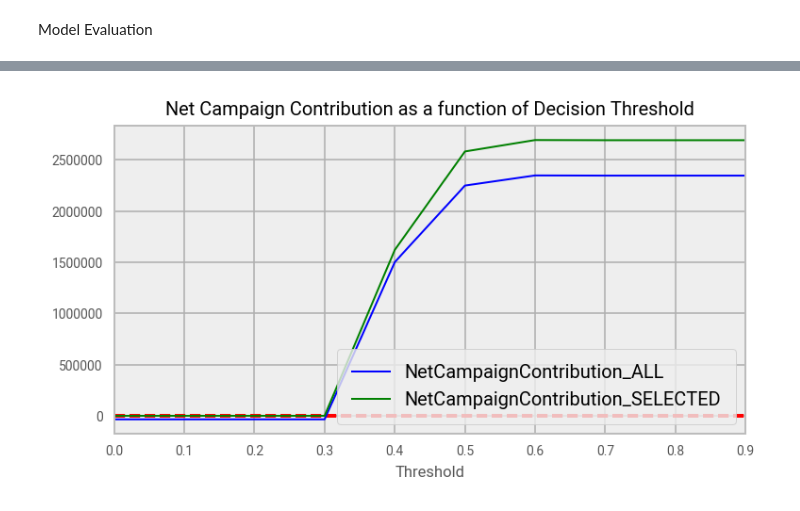
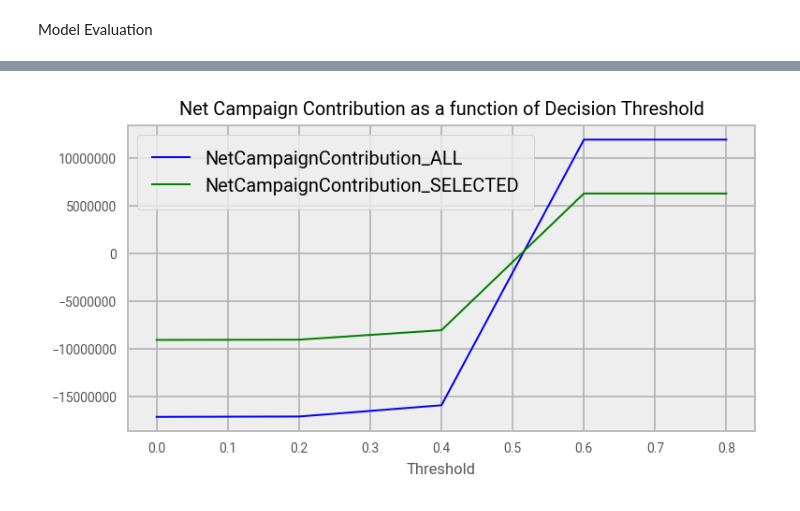
Before and after one commit to pdefusco/CML_SparkMLLIB_ACE_HOL, a Jupyter notebook: 3_LC_Baseline_Model_Development.ipynb, the cells around one changed output, grey strips where cells are left out. Drawn from its saved outputs; the diff is of its cells as text; code cells hidden in the pictures.

```diff
--- a/3_LC_Baseline_Model_Development.ipynb
+++ b/3_LC_Baseline_Model_Development.ipynb
@@ -524,10 +176,12 @@ plt.show()
 # %%
 #We assign a cost to each of the four items in the quadrant
-fp_cost = 10
-fn_cost = 1600
-tp_cost = 0
-tn_cost = 100
+fp_cost = 0
+fn_cost = 150
+tp_cost = 150
+tn_cost = 0
 # %%
 #We assign a financial gain to true positives
-tn_gain = 2000
+revenue_per_loan = 200
+support_unit_cost = 20
+marketing_unit_cost = 75
 # %%
@@ -551,17 +219,28 @@ def campaign_outcome_all(cm, fn_cost, fp_cost, tp_cost, tn_cost, tn_gain, thres)
 # %%
-def campaign_outcome_predicted(cm, fn_cost, tn_cost, tn_gain, thres):
+def campaign_outcome_predicted(cm, fn_cost, tn_cost, revenue_per_loan, support_unit_cost, marketing_unit_cost, thres):
 
     # We can obtain the confusion matrix for any arbitrary threshold
     cm = bcm.print_confusion_matrix(thres)
 
     #Quantify true/false positives and negatives
     num_tn = cm.iloc[0,0]
-    num_fn = cm.iloc[1,0]
+    num_fn = cm.iloc[0,1]
+    #Calculate total costs:
 
-    #Calculate total costs:
-    campaign_cost = num_tn*tn_cost + num_fn*fn_cost
-    campaign_gain = num_tn*tn_gain - campaign_cost
+    #Revenue:
+    rev = (num_tn)*revenue_per_loan
 
-    print("The estimate campaign outcome with selected customers is: ", campaign_gain, " with Decision Threshold: ", thres)
-    return campaign_gain
+    #Customer Support & Marketing Costs:
+    support_costs = (num_tn)*support_unit_cost
+    marketing_costs = (num_tn)*marketing_unit_cost
+    #False Negative Costs
+    fn_expenses = num_fn * fn_cost
+    #Total costs:
+    total_costs = support_costs + marketing_costs + fn_expenses
+
+    #Profit:
+    campaign_profit = rev - total_costs
+
+    print("The estimate campaign outcome with selected customers is: ", campaign_profit, " with Decision Threshold: ", thres)
+    return campaign_profit
 # %%
@@ -577,9 +256,9 @@ The estimate campaign outcome with selected customers is:  2580800.0  with Decis
 # %%
 gains_all = []
 gains_predicted = []
-for thres in np.arange(0,1,0.1):
-    campaign_gain_all = campaign_outcome_all(cm, fn_cost, fp_cost, tp_cost, tn_cost, tn_gain, thres)
-    campaign_gain_predicted = campaign_outcome_predicted(cm, fn_cost, tp_cost, tn_gain, thres)
+for thres in np.arange(0,1,0.2):
+    campaign_gain_all = campaign_outcome_all(cm, fn_cost, tp_cost, revenue_per_loan, support_unit_cost, marketing_unit_cost, thres)
+    campaign_gain_predicted = campaign_outcome_predicted(cm, fn_cost, tn_cost, revenue_per_loan, support_unit_cost, marketing_unit_cost, thres)
     gains_all.append((thres, campaign_gain_all))
     gains_predicted.append((thres, campaign_gain_predicted))
 # %% [output]
@@ -609,13 +278,13 @@ df_predicted = pd.DataFrame(gains_predicted, columns=['Threshold', 'NetCampaignC
 # %%
 f, ax = plt.subplots(1, figsize=(6,3))
 df_all.plot(ax=ax, color='b', markeredgewidth=10)
 df_predicted.plot(ax=ax, color='g', markeredgewidth=10)
-xs = np.linspace(1, 21, 200)
+xs = np.linspace(0, 1, 0.2, 200)
 plt.hlines(y=40, xmin=0, xmax=len(xs), color='r', linestyles='--', lw=2)
 ax.set_title("Net Campaign Contribution as a function of Decision Threshold")
 plt.ticklabel_format(style = 'plain')
 plt.show()
 # %% [output]
-[figure, old version]
+[figure, new version]
 # %%
 #Saving the predictions
```
Also changed, not shown: parts of 119 cells of this notebook, 36 other files.
